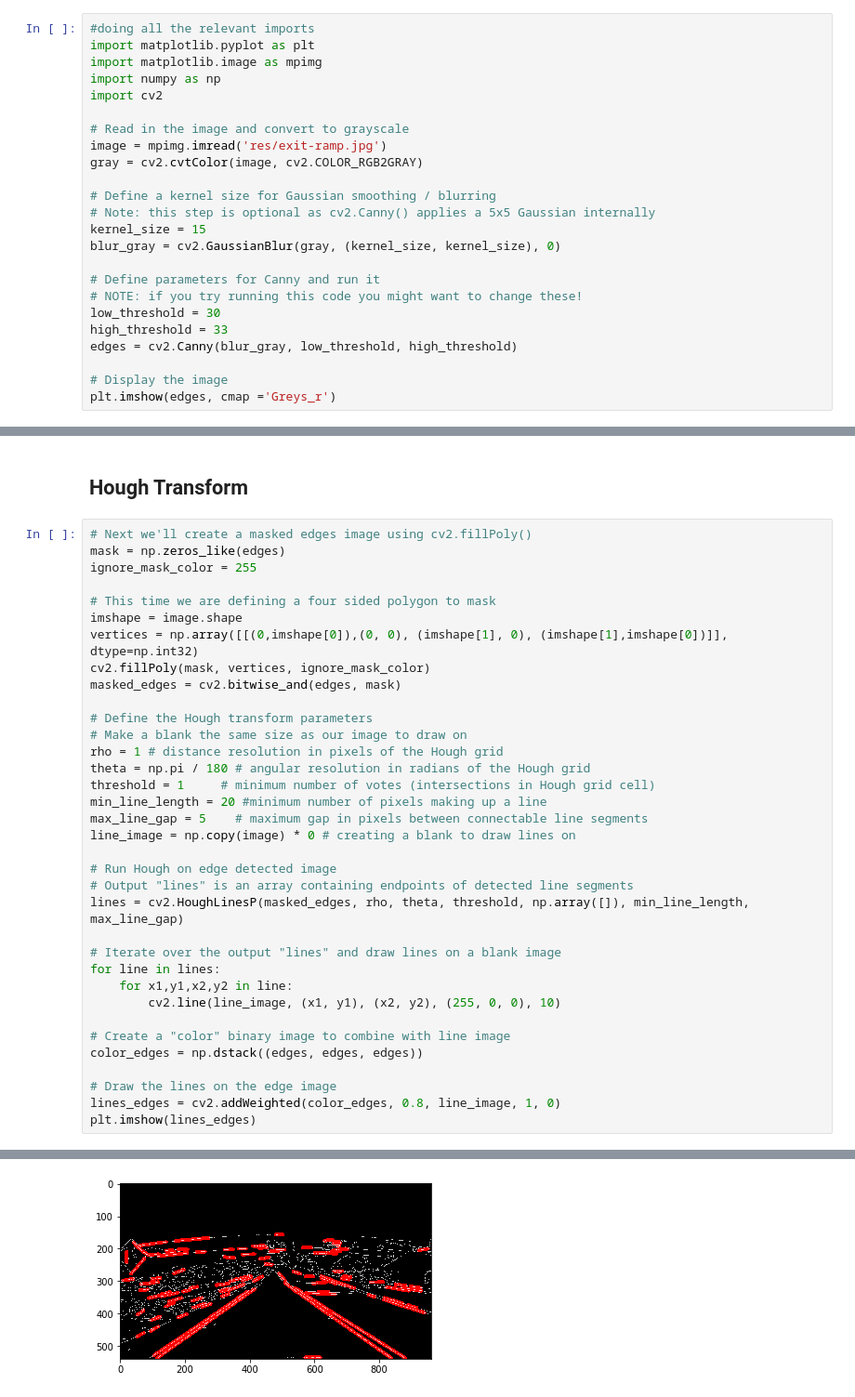
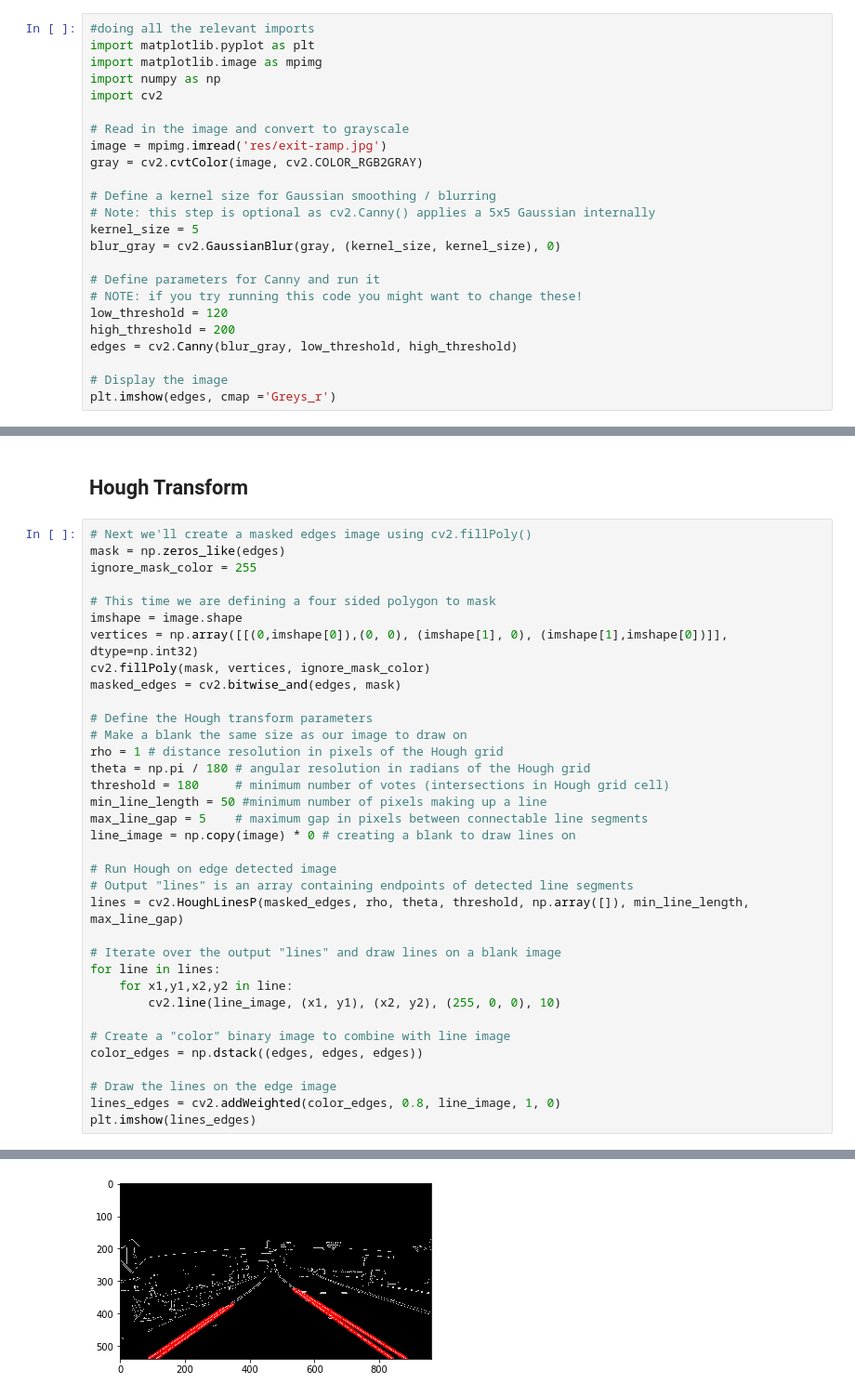
Before and after one commit to st9007a/auto-driving-project1, a Jupyter notebook: FindingLaneLines.ipynb, the cells around one changed output, grey strips where cells are left out. Shown at 93% size. Cells and saved outputs as stored; diff of their text form.

```diff
--- a/FindingLaneLines.ipynb
+++ b/FindingLaneLines.ipynb
@@ -107,13 +107,13 @@ gray = cv2.cvtColor(image, cv2.COLOR_RGB2GRAY)
 
 # Define a kernel size for Gaussian smoothing / blurring
 # Note: this step is optional as cv2.Canny() applies a 5x5 Gaussian internally
-kernel_size = 15
+kernel_size = 5
 blur_gray = cv2.GaussianBlur(gray, (kernel_size, kernel_size), 0)
 
 # Define parameters for Canny and run it
 # NOTE: if you try running this code you might want to change these!
-low_threshold = 30
-high_threshold = 33
+low_threshold = 120
+high_threshold = 200
 edges = cv2.Canny(blur_gray, low_threshold, high_threshold)
 
 # Display the image
@@ -131,33 +131,33 @@ ignore_mask_color = 255
 # This time we are defining a four sided polygon to mask
 imshape = image.shape
 vertices = np.array([[(0,imshape[0]),(0, 0), (imshape[1], 0), (imshape[1],imshape[0])]], dtype=np.int32)
 cv2.fillPoly(mask, vertices, ignore_mask_color)
 masked_edges = cv2.bitwise_and(edges, mask)
 
 # Define the Hough transform parameters
 # Make a blank the same size as our image to draw on
 rho = 1 # distance resolution in pixels of the Hough grid
 theta = np.pi / 180 # angular resolution in radians of the Hough grid
-threshold = 1     # minimum number of votes (intersections in Hough grid cell)
-min_line_length = 20 #minimum number of pixels making up a line
+threshold = 180     # minimum number of votes (intersections in Hough grid cell)
+min_line_length = 50 #minimum number of pixels making up a line
 max_line_gap = 5    # maximum gap in pixels between connectable line segments
 line_image = np.copy(image) * 0 # creating a blank to draw lines on
 
 # Run Hough on edge detected image
 # Output "lines" is an array containing endpoints of detected line segments
 lines = cv2.HoughLinesP(masked_edges, rho, theta, threshold, np.array([]), min_line_length, max_line_gap)
 
 # Iterate over the output "lines" and draw lines on a blank image
 for line in lines:
     for x1,y1,x2,y2 in line:
         cv2.line(line_image, (x1, y1), (x2, y2), (255, 0, 0), 10)
 
 # Create a "color" binary image to combine with line image
 color_edges = np.dstack((edges, edges, edges))
 
 # Draw the lines on the edge image
 lines_edges = cv2.addWeighted(color_edges, 0.8, line_image, 1, 0)
 plt.imshow(lines_edges)
 # %% [output]
 <matplotlib.image.AxesImage at 0x...>
-[figure, old version]
+[figure, new version]
```
Also changed, not shown: parts of 2 cells of this notebook.
